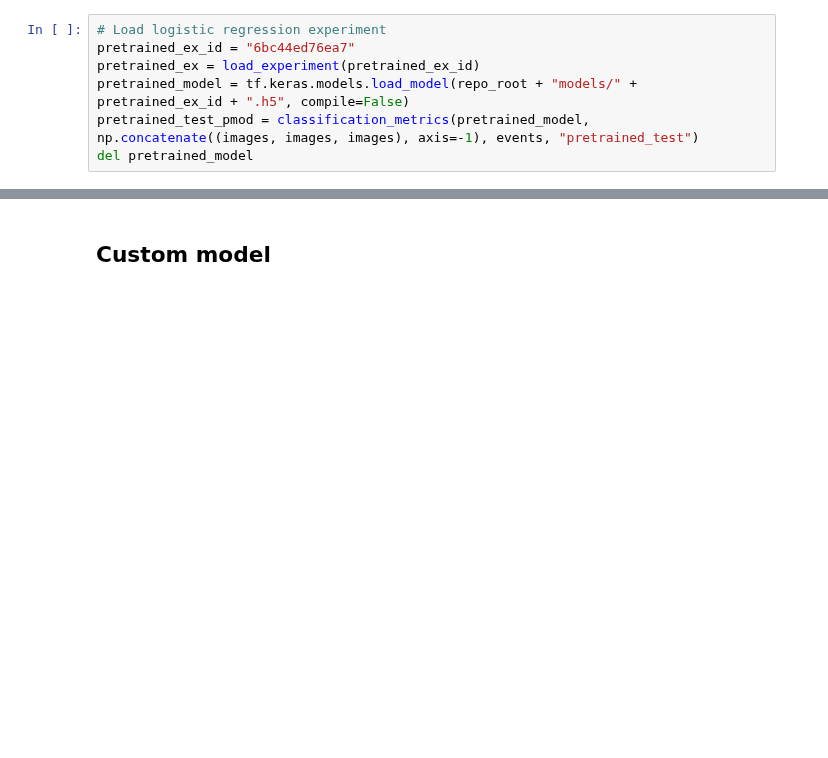
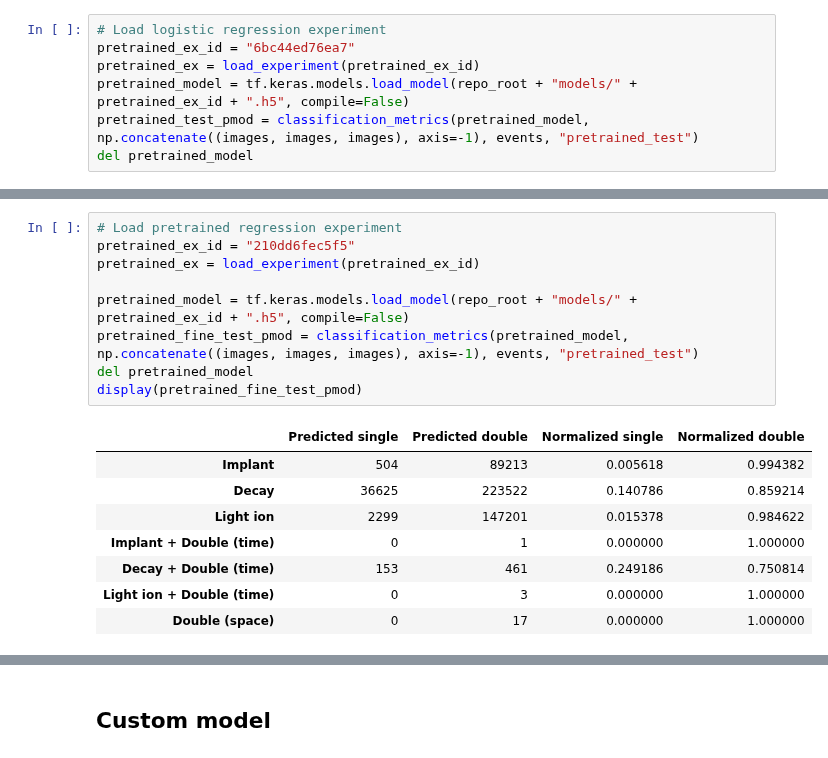
Before and after one commit to geirtul/master_analysis, a Jupyter notebook: notebooks/results/classification_experimental.ipynb, the cells around one changed output, grey strips where cells are left out. Drawn from its saved outputs; the diff is of its cells as text; blank space fills up the shorter version.

```diff
--- a/notebooks/results/classification_experimental.ipynb
+++ b/notebooks/results/classification_experimental.ipynb
@@ -259,0 +299,18 @@ del pretrained_model
+# %%
+# Load pretrained regression experiment
+pretrained_ex_id = "210dd6fec5f5"
+pretrained_ex = load_experiment(pretrained_ex_id)
+
+pretrained_model = tf.keras.models.load_model(repo_root + "models/" + pretrained_ex_id + ".h5", compile=False)
+pretrained_fine_test_pmod = classification_metrics(pretrained_model, np.concatenate((images, images, images), axis=-1), events, "pretrained_test")
+del pretrained_model
+display(pretrained_fine_test_pmod)
+# %% [output]
+|  | Predicted single | Predicted double | Normalized single | Normalized double |
+| Implant | 504 | 89213 | 0.005618 | 0.994382 |
+| Decay | 36625 | 223522 | 0.140786 | 0.859214 |
+| Light ion | 2299 | 147201 | 0.015378 | 0.984622 |
+| Implant + Double (time) | 0 | 1 | 0.000000 | 1.000000 |
+| Decay + Double (time) | 153 | 461 | 0.249186 | 0.750814 |
+| Light ion + Double (time) | 0 | 3 | 0.000000 | 1.000000 |
+| Double (space) | 0 | 17 | 0.000000 | 1.000000 |
```
Also changed, not shown: parts of 15 cells of this notebook, 3 other files.
